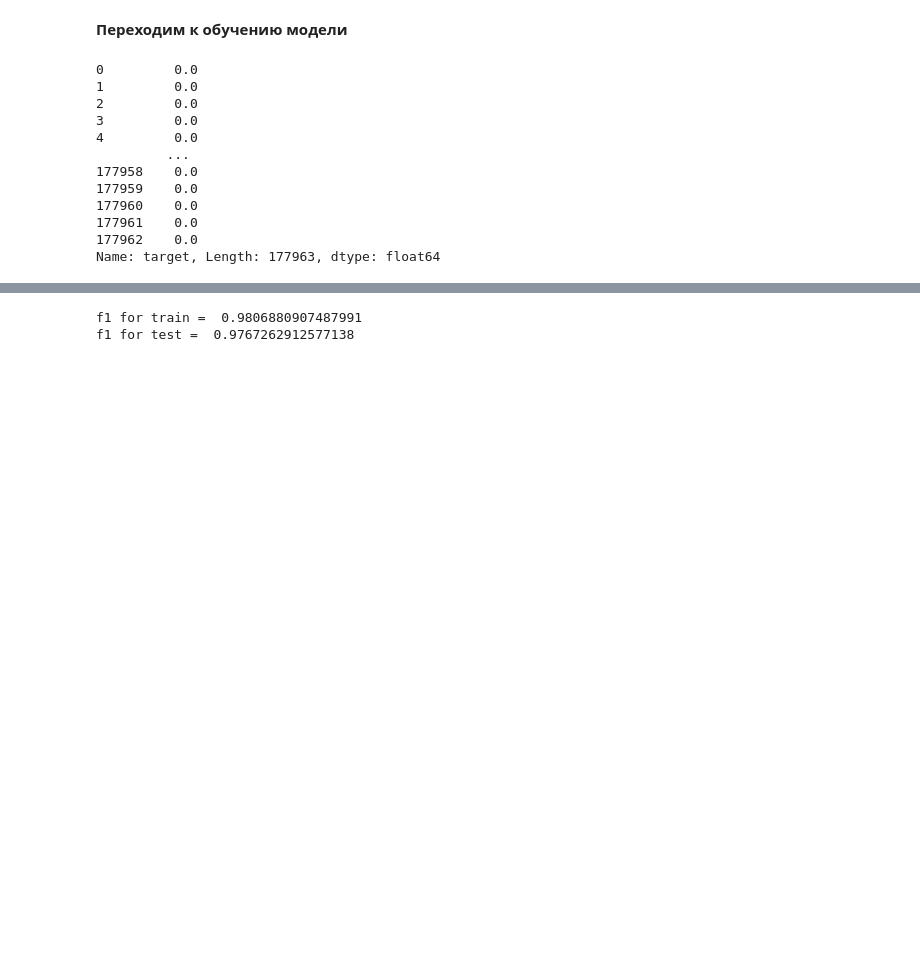
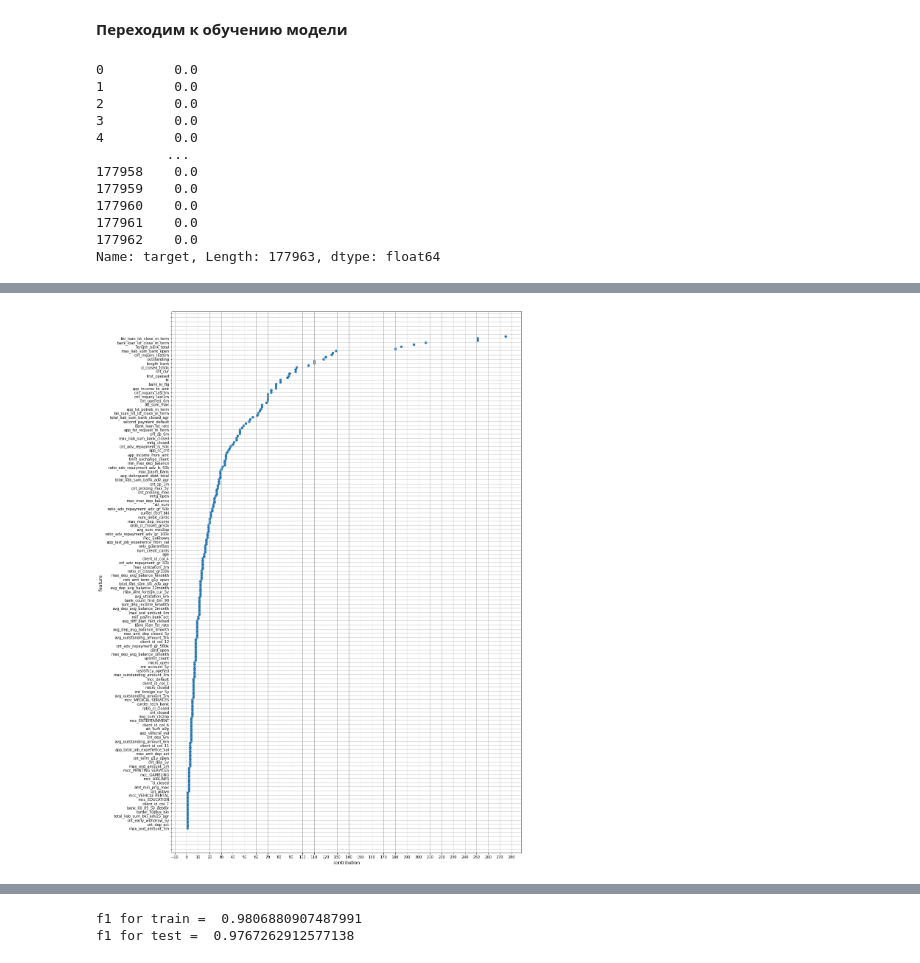
Before and after one commit to Sitych/hack21, a Jupyter notebook: hack-Copy2.ipynb, the cells around one changed output, grey strips where cells are left out. Drawn from its saved outputs; the diff is of its cells as text; code cells hidden in the pictures; blank space fills up the shorter version.

```diff
--- a/hack-Copy2.ipynb
+++ b/hack-Copy2.ipynb
@@ -416,4 +400,29 @@ Training until validation scores don't improve for 100 rounds
 [337]   valid_0's auc: 0.989831
 Early stopping, best iteration is:
 [237]   valid_0's auc: 0.990003
+# %%
+feature_importances = model.dump_model()['feature_importances']
+columns = data.columns.to_list()
+feature_importances ={k: v for k, v in sorted(model.dump_model()['feature_importances'].items(), key=lambda item: item[1])}
+feature_importance = list(feature_importances.keys())[0]
+x_feature = list(map(lambda x: columns[int(x.split('_')[-1]) - 1], feature_importances.keys()))
+y_feature = feature_importances.values()
+# %%
+fig, ax = plt.subplots(1, 1,figsize=(17, 27))
+ax.scatter(y_feature, x_feature)
+ax.set_xlabel('contribution', fontsize=12)
+ax.set_ylabel('feature ', fontsize=12)
+#  Подключаем модуль управления тиками:
+import matplotlib.ticker as ticker
+
+ax.xaxis.set_major_locator(ticker.MultipleLocator(10))
+#  Устанавливаем интервал вспомогательных делений:
+
+#  Тоже самое проделываем с делениями на оси "y":
+ax.yaxis.set_major_locator(ticker.MultipleLocator(2))
+
+ax.grid()
+plt.show()
+# %% [output]
+[figure, added]
 # %%
```
Also changed, not shown: parts of 9 cells of this notebook.
